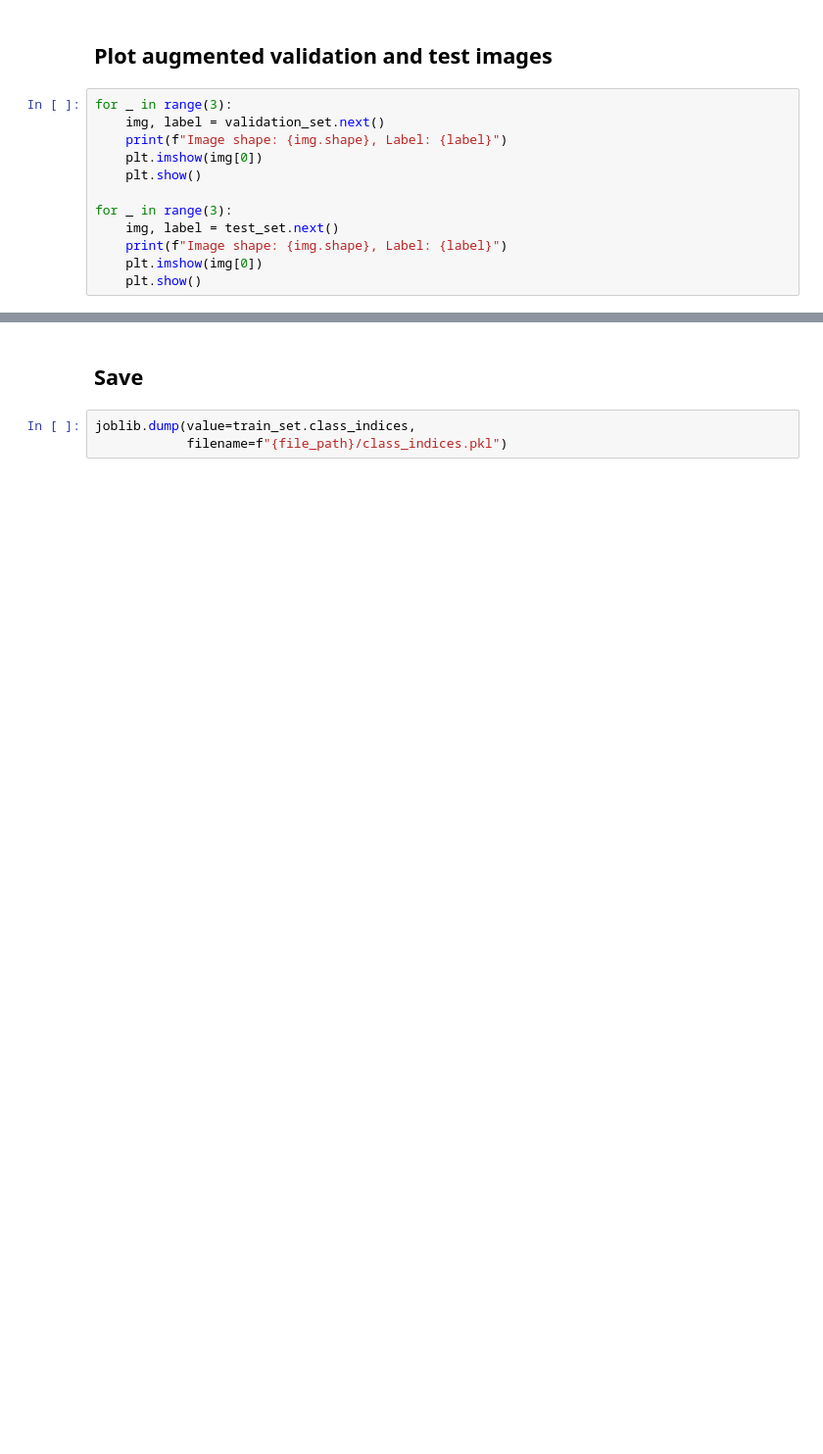
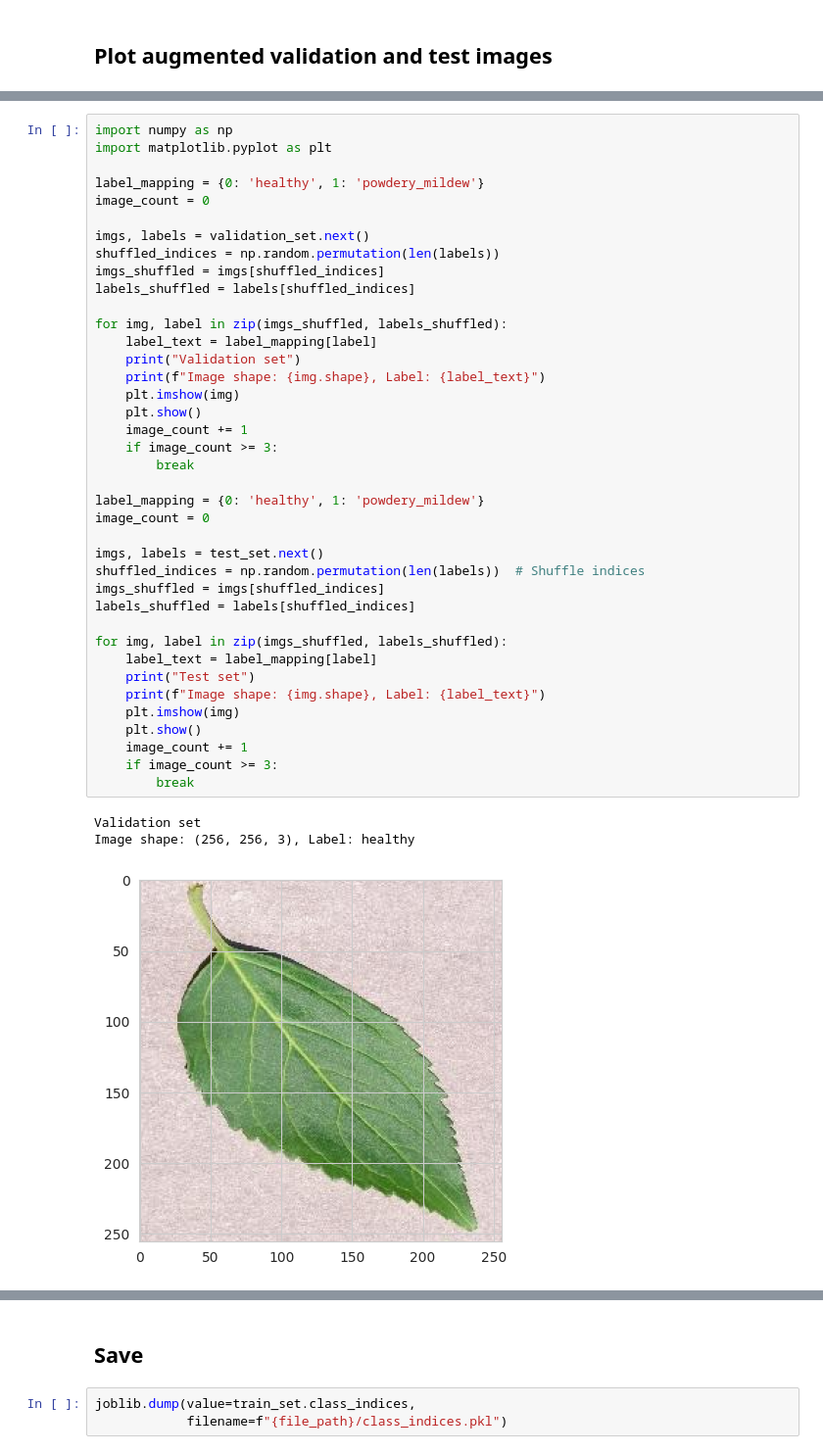
Before and after one commit to idamariasofie/mildew-detection, a Jupyter notebook: jupyter_notebooks/Modelling and Evaluating.ipynb, the cells around one changed output, grey strips where cells are left out. Shown at 98% size. Cells and saved outputs as stored; diff of their text form; blank space fills up the shorter version.

```diff
--- a/jupyter_notebooks/Modelling and Evaluating.ipynb
+++ b/jupyter_notebooks/Modelling and Evaluating.ipynb
@@ -235,14 +276,2 @@ for _ in range(3):
 # %% [markdown]
 ## Plot augmented validation and test images
-# %%
-for _ in range(3):
-    img, label = validation_set.next()
-    print(f"Image shape: {img.shape}, Label: {label}")
-    plt.imshow(img[0])
-    plt.show()
-
-for _ in range(3):
-    img, label = test_set.next()
-    print(f"Image shape: {img.shape}, Label: {label}")
-    plt.imshow(img[0])
-    plt.show()
@@ -261,0 +278,43 @@ for _ in range(3):
+# %%
+import numpy as np
+import matplotlib.pyplot as plt
+
+label_mapping = {0: 'healthy', 1: 'powdery_mildew'}
+image_count = 0
+
+imgs, labels = validation_set.next()
+shuffled_indices = np.random.permutation(len(labels))
+imgs_shuffled = imgs[shuffled_indices]
+labels_shuffled = labels[shuffled_indices]
+
+for img, label in zip(imgs_shuffled, labels_shuffled):
+    label_text = label_mapping[label]
+    print("Validation set")
+    print(f"Image shape: {img.shape}, Label: {label_text}")
+    plt.imshow(img)
+    plt.show()
+    image_count += 1
+    if image_count >= 3:
+        break
+
+label_mapping = {0: 'healthy', 1: 'powdery_mildew'}
+image_count = 0
+
+imgs, labels = test_set.next()
+shuffled_indices = np.random.permutation(len(labels))  # Shuffle indices
+imgs_shuffled = imgs[shuffled_indices]
+labels_shuffled = labels[shuffled_indices]
+
+for img, label in zip(imgs_shuffled, labels_shuffled):
+    label_text = label_mapping[label]
+    print("Test set")
+    print(f"Image shape: {img.shape}, Label: {label_text}")
+    plt.imshow(img)
+    plt.show()
+    image_count += 1
+    if image_count >= 3:
+        break
+# %% [output]
+Validation set
+Image shape: (256, 256, 3), Label: healthy
+[figure, added]
```
Also changed, not shown: parts of 9 cells of this notebook, 2 other files.
